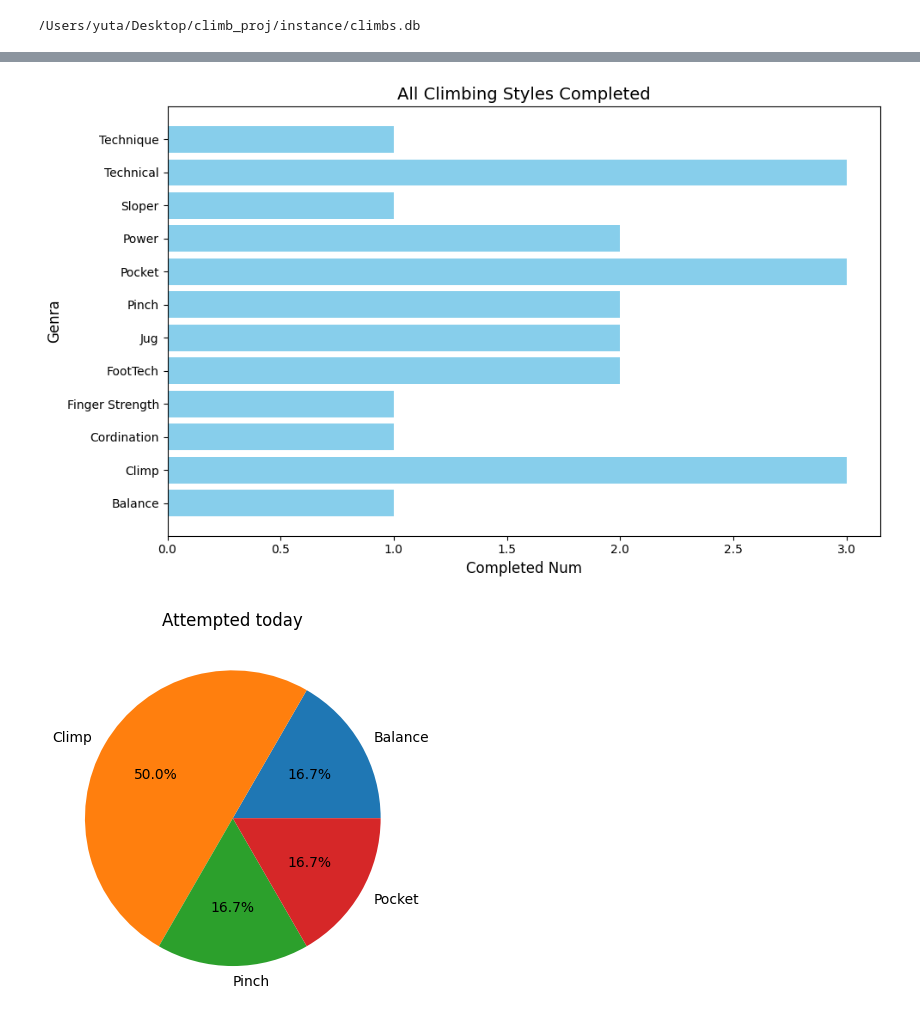
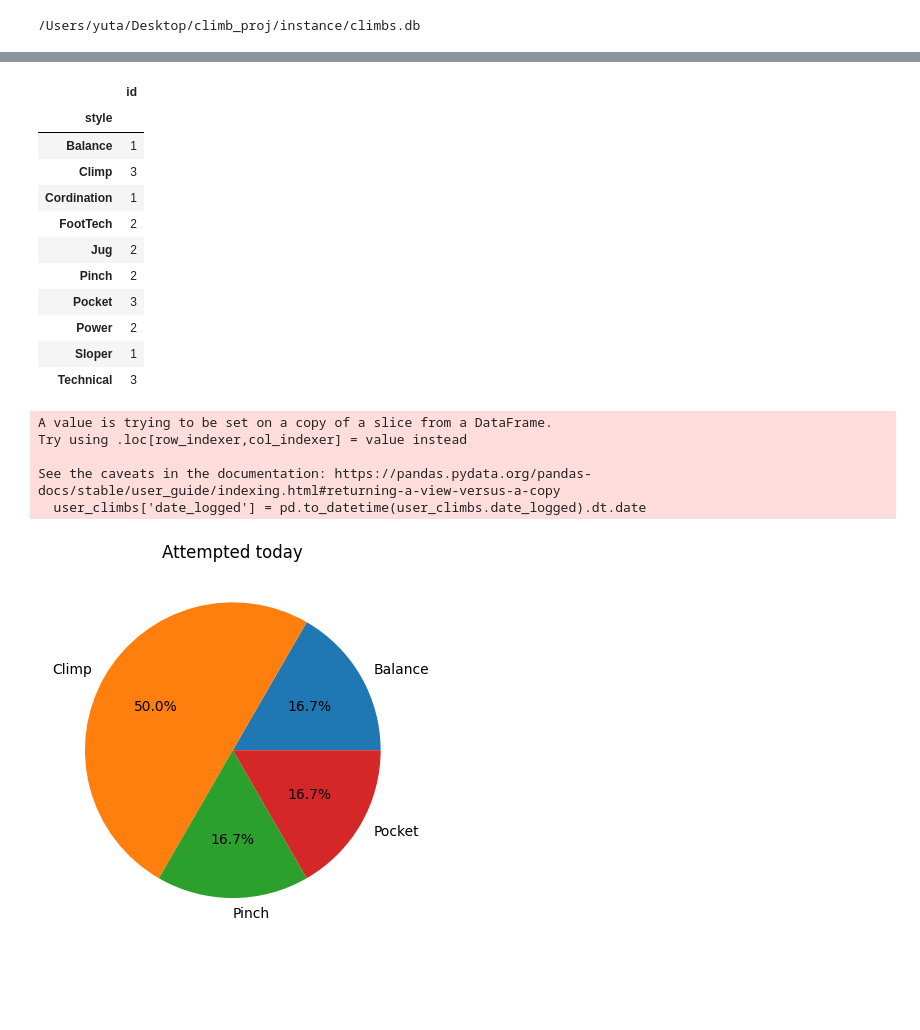
Before and after one commit to TOTO-TOILET/climb_log, a Jupyter notebook: data.ipynb, the cells around one changed output, grey strips where cells are left out. Saved outputs shown, nothing was run; the diff lists cells and outputs as text; code cells hidden in the pictures; blank space fills up the shorter version.

```diff
--- a/data.ipynb
+++ b/data.ipynb
@@ -204,47 +426,65 @@ all_completed_grade(3)
 # %%
-# this shows style of all the climbs completed
+# this returns table formated data frame for style of all the climbs completed
 def style_completed(id):
-    global user_climbs
-    user_climbs = climbs_df[climbs_df['upload_author_id'] == id]
-
-    total_completed = climbs_df[climbs_df.completed == True]
+    df = DataFrame()
+    user_climbs = df.climbs_df[df.climbs_df['upload_author_id'] == id]
+    # print(user_climbs)
+    total_completed = user_climbs[user_climbs.completed == True]
     total_completed = total_completed.groupby('style').count()
     by_style = total_completed[['id']]
+    return by_style
 
    # Create the bar chart
-    plt.figure(figsize=(10, 6))  # Set figure size
-    plt.barh(
-        by_style.index,  # Climb styles on y-axis
-        by_style['id'],  # Number of attempts on x-axis
-        color='skyblue'  # Bar color
-    )
-    plt.xlabel('Completed Num', fontsize=12)
-    plt.ylabel('Genra', fontsize=12)
-    plt.title('All Climbing Styles Completed', fontsize=14)
-    plt.tight_layout()
-    plt.show()
+    # plt.figure(figsize=(10, 6))  # Set figure size
+    # plt.barh(
+    #     by_style.index,  # Climb styles on y-axis
+    #     by_style['id'],  # Number of attempts on x-axis
+    #     color='skyblue'  # Bar color
+    # )
+    # plt.xlabel('Completed Num', fontsize=12)
+    # plt.ylabel('Genra', fontsize=12)
+    # plt.title('All Climbing Styles Completed', fontsize=14)
+    # plt.tight_layout()
+    # plt.show()
 
 style_completed(3)
 # %% [output]
-[figure, removed]
+|  | id |
+| style |  |
+| Balance | 1 |
+| Climp | 3 |
+| Cordination | 1 |
+| FootTech | 2 |
+| Jug | 2 |
+| Pinch | 2 |
+| Pocket | 3 |
+| Power | 2 |
+| Sloper | 1 |
+| Technical | 3 |
 # %%
-# this shows the style of climbs user attempted today
+# this returns a table format data with styles and number of climbs in each styles user attempted today
 def style_attempted(id):
-    global user_climbs
-    user_climbs = climbs_df[climbs_df['upload_author_id'] == id]
-    climbs_df['date_logged'] = pd.to_datetime(climbs_df.date_logged).dt.date
-    total_today = climbs_df[climbs_df.date_logged == datetime.now().date()]
+    df = DataFrame()
+    user_climbs = df.climbs_df[df.climbs_df['upload_author_id'] == id]
+    user_climbs['date_logged'] = pd.to_datetime(user_climbs.date_logged).dt.date
+    total_today = user_climbs[user_climbs.date_logged == datetime.now().date()]
     total_today = total_today.groupby('style').count()
     by_style = total_today[['id']]
+    return by_style
 
-    plt.pie(
-        by_style['id'],  # Values for the pie chart
-        labels=by_style.index,  # Labels for each style
-        autopct='%1.1f%%'  # Show percentages
-    )
-    plt.title('Attempted today')
+    # plt.pie(
+    #     by_style['id'],  # Values for the pie chart
+    #     labels=by_style.index,  # Labels for each style
+    #     autopct='%1.1f%%'  # Show percentages
+    # )
+    # plt.title('Attempted today')
 
 style_attempted(3)
 # %% [output]
+A value is trying to be set on a copy of a slice from a DataFrame.
+Try using .loc[row_indexer,col_indexer] = value instead
+
+See the caveats in the documentation: https://pandas.pydata.org/pandas-docs/stable/user_guide/indexing.html#returning-a-view-versus-a-copy
+  user_climbs['date_logged'] = pd.to_datetime(user_climbs.date_logged).dt.date
 [figure]
 # %%
```
Also changed, not shown: parts of 12 cells of this notebook, 1 other file.
